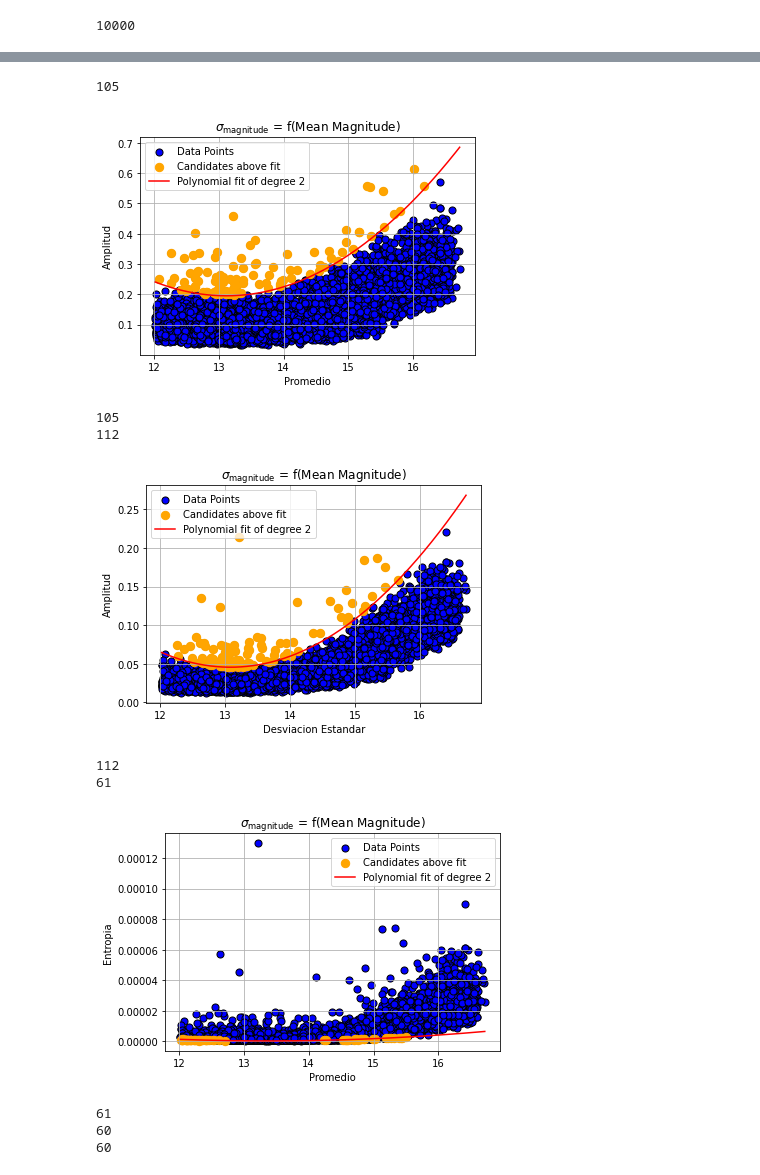
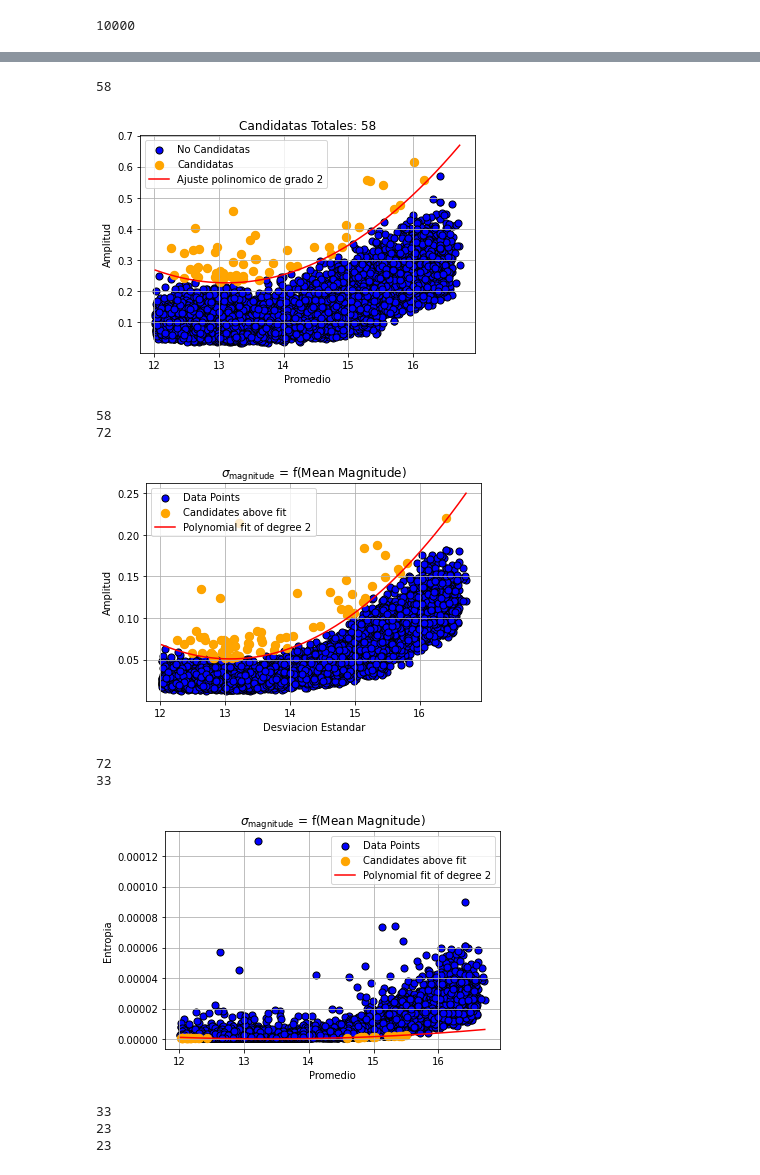
Before and after one commit to jdgv1709/Cumulos-Abiertos-2024-1, a Jupyter notebook: Candidatas E Variables/Estrellas Variables.ipynb, the cells around one changed output, grey strips where cells are left out. Cells and saved outputs as stored; diff of their text form; code cells hidden in the pictures.

```diff
--- a/Candidatas E Variables/Estrellas Variables.ipynb
+++ b/Candidatas E Variables/Estrellas Variables.ipynb
@@ -399,23 +409,23 @@ for i in range(len(Intensidad)):
 plt.xlabel("Promedio")
 plt.ylabel("Amplitud")
 
-curve_dil=2.05
+curve_dil=1.85
 promedioA=promedio
 promedio=np.array(promedio)
 amplitud=np.array(amplitud)
 coefs = np.polyfit(promedio, amplitud, 2)
 polynomial = np.poly1d(coefs)
-y_pred = polynomial(promedio) * curve_dil
+y_pred = polynomial(promedio) * curve_dil +0.05
 
-plt.scatter(promedio, amplitud, color='blue', edgecolor='k', s=50, label='Data Points')
+plt.scatter(promedio, amplitud, color='blue', edgecolor='k', s=50, label='No Candidatas')
 above_curve = amplitud > y_pred
 filtered_Estrellas = [string for string, boolean in zip(Estrellas, above_curve) if boolean]
-plt.scatter(promedio[above_curve], amplitud[above_curve], color='orange', s=70, label='Candidates above fit')
+plt.scatter(promedio[above_curve], amplitud[above_curve], color='orange', s=70, label='Candidatas')
 print(amplitud[above_curve].shape[0])
 x_line = np.linspace(min(promedio), max(promedio), 1000)
-y_line = polynomial(x_line) * curve_dil
-plt.plot(x_line, y_line, color='red', label=f'Polynomial fit of degree {2}')
-plt.title('$\sigma_{\mathrm{magnitude}}$ = f(Mean Magnitude)')
+y_line = polynomial(x_line) * curve_dil +0.05
+plt.plot(x_line, y_line, color='red', label=f'Ajuste polinomico de grado {2}')
+plt.title('Candidatas Totales: '+str(len(filtered_Estrellas)))
 
 plt.legend()
 plt.grid(True)
@@ -426,13 +436,13 @@ print(len(filtered_Estrellas))
 plt.xlabel("Desviacion Estandar")
 plt.ylabel("Amplitud")
 
-curve_dil=1.9
+curve_dil=1.7
 promedioA=promedio
 promedio=np.array(promedio)
 dev=np.array(s_deviation)
 coefs = np.polyfit(promedio, dev, 2)
 polynomial = np.poly1d(coefs)
-y_pred = polynomial(promedio) * curve_dil
+y_pred = polynomial(promedio) * curve_dil +0.01
 plt.scatter(promedio, dev, color='blue', edgecolor='k', s=50, label='Data Points')
 nombres1=[]
 above_curve = dev > y_pred
@@ -440,7 +450,7 @@ filtered_Estrellas2 = [string for string, boolean in zip(Estrellas, above_curve)
 plt.scatter(promedio[above_curve], dev[above_curve], color='orange', s=70, label='Candidates above fit')
 print(dev[above_curve].shape[0])
 x_line = np.linspace(min(promedio), max(promedio), 1000)
-y_line = polynomial(x_line) * curve_dil
+y_line = polynomial(x_line) * curve_dil + 0.01
 plt.plot(x_line, y_line, color='red', label=f'Polynomial fit of degree {2}')
 plt.title('$\sigma_{\mathrm{magnitude}}$ = f(Mean Magnitude)')
 plt.legend()
@@ -456,7 +466,7 @@ promedio=np.array(promedio)
 h=np.array(entropia)
 coefs = np.polyfit(promedio, h, 2)
 polynomial = np.poly1d(coefs)
-y_pred = polynomial(promedio) * curve_dil
+y_pred = polynomial(promedio) * curve_dil -0.0000001
 plt.scatter(promedio, h, color='blue', edgecolor='k', s=50, label='Data Points')
 nombres1=[]
 above_curve = h < y_pred
@@ -464,52 +474,52 @@ filtered_Estrellas3 = [string for string, boolean in zip(Estrellas, above_curve)
 plt.scatter(promedio[above_curve], h[above_curve], color='orange', s=70, label='Candidates above fit')
 print(h[above_curve].shape[0])
 x_line = np.linspace(min(promedio), max(promedio), 1000)
-y_line = polynomial(x_line) * curve_dil
+y_line = polynomial(x_line) * curve_dil -0.0000001
 plt.plot(x_line, y_line, color='red', label=f'Polynomial fit of degree {2}')
 plt.title('$\sigma_{\mathrm{magnitude}}$ = f(Mean Magnitude)')
 
 plt.legend()
 plt.grid(True)
 plt.show()
 print(len(filtered_Estrellas3))
 union=combine_and_remove_duplicates(filtered_Estrellas, filtered_Estrellas2)
 candidatas_9=combine_and_remove_duplicates(union,filtered_Estrellas3)
 
 
 plt.xlabel("Promedio")
 plt.ylabel("Sesgo")
 
 curve_dil=-2
 promedioA=promedio
 promedio=np.array(promedio)
 ses=np.array(sesgo)
 coefs = np.polyfit(promedio, amplitud, 3)
 polynomial = np.poly1d(coefs)
-y_pred = np.exp(-(promedio-15)) * curve_dil
+y_pred = np.exp(-(promedio-15)) * curve_dil -0.5
 
-plt.scatter(promedio, ses, color='blue', edgecolor='k', s=50, label='Data Points')
+plt.scatter(promedio, ses, color='blue', edgecolor='k', s=50, label='No candidatas')
 above_curve = ses < y_pred
 filtered_Estrellas4 = [string for string, boolean in zip(Estrellas, above_curve) if boolean]
-plt.scatter(promedio[above_curve], ses[above_curve], color='orange', s=70, label='Candidates above fit')
+plt.scatter(promedio[above_curve], ses[above_curve], color='orange', s=70, label='Candidatas')
 print(ses[above_curve].shape[0])
 x_line = np.linspace(min(promedio), max(promedio), 1000)
-y_line = np.exp(-(x_line-15)) * curve_dil
-plt.plot(x_line, y_line, color='red', label=f'Polynomial fit of degree {2}')
-plt.title('$\sigma_{\mathrm{magnitude}}$ = f(Mean Magnitude)')
+y_line = np.exp(-(x_line-15)) * curve_dil -0.5
+plt.plot(x_line, y_line, color='red', label=f'Ajuste Exponencial')
+plt.title('Candidatas Totales: '+str(len(filtered_Estrellas4)))
 
 plt.legend()
 plt.grid(True)
 print(len(filtered_Estrellas4))
 candidatas_9=combine_and_remove_duplicates(candidatas_9,filtered_Estrellas4)
 # %% [output]
-105
+58
-[figure, old version]
+[figure, new version]
-105
-112
+58
+72
-[figure, old version]
+[figure, new version]
-112
-61
+72
+33
-[figure, old version]
+[figure, new version]
-61
-60
-60
+33
+23
+23
```
Also changed, not shown: parts of 16 cells of this notebook.
